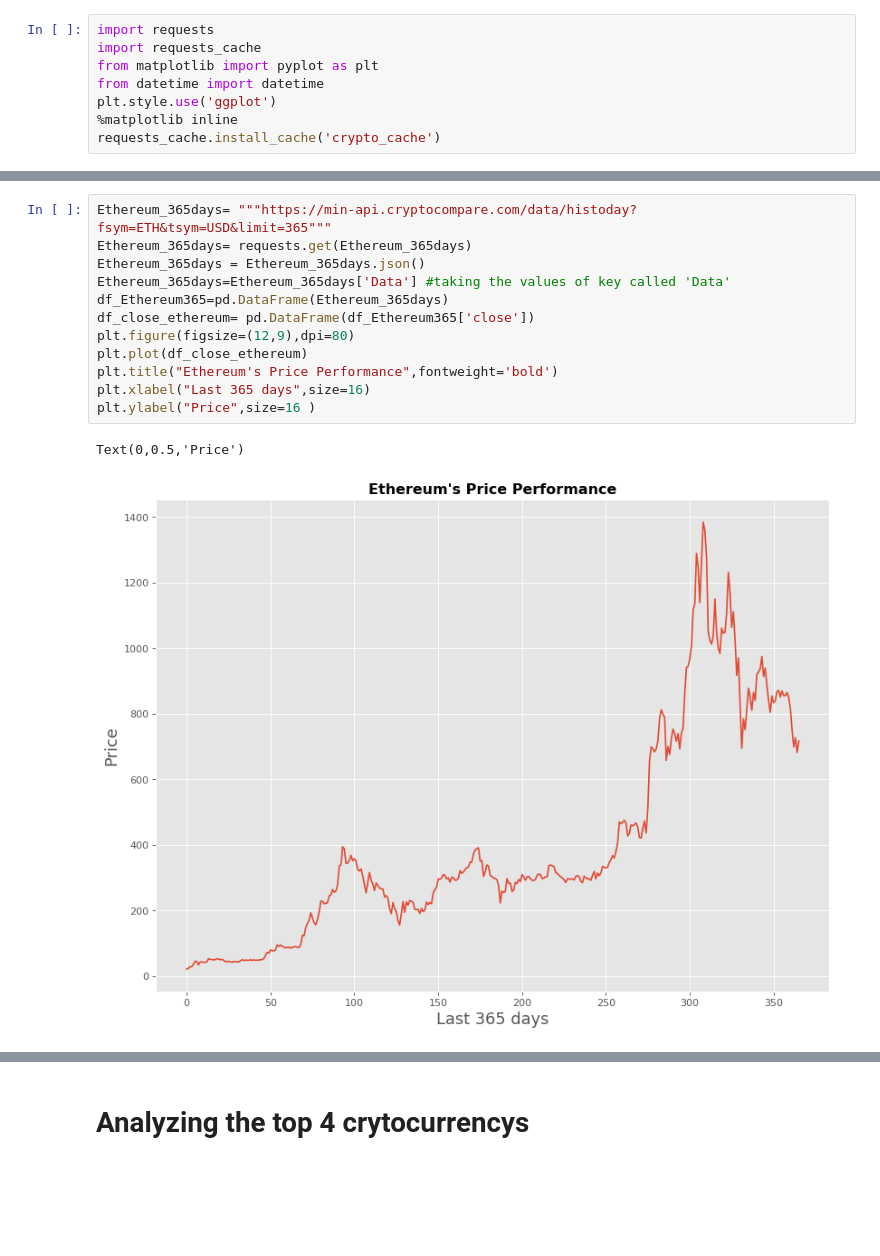
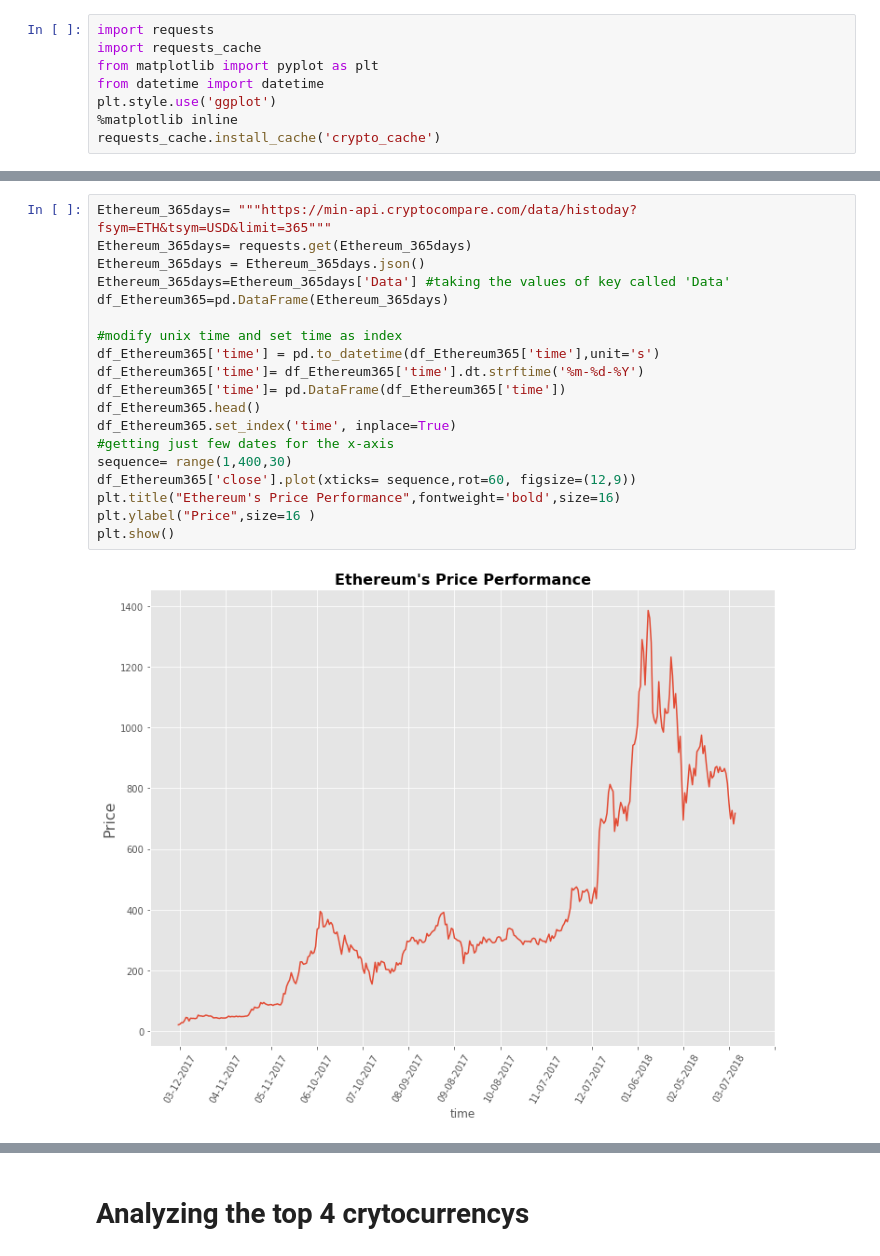
Before and after one commit to rickalarcon/Final_Project_Cryptocrruncy_Analysis, a Jupyter notebook: Final_Project_Crytocurrency.ipynb, the cells around one changed output, grey strips where cells are left out. Cells and saved outputs as stored; diff of their text form; blank space fills up the shorter version.

```diff
--- a/Final_Project_Crytocurrency.ipynb
+++ b/Final_Project_Crytocurrency.ipynb
@@ -36,18 +48,24 @@ Text(0,0.5,'Price')
 # %%
 Ethereum_365days= """https://min-api.cryptocompare.com/data/histoday?fsym=ETH&tsym=USD&limit=365"""
 Ethereum_365days= requests.get(Ethereum_365days)
 Ethereum_365days = Ethereum_365days.json()
 Ethereum_365days=Ethereum_365days['Data'] #taking the values of key called 'Data'
 df_Ethereum365=pd.DataFrame(Ethereum_365days)
-df_close_ethereum= pd.DataFrame(df_Ethereum365['close'])
-plt.figure(figsize=(12,9),dpi=80)
-plt.plot(df_close_ethereum)
-plt.title("Ethereum's Price Performance",fontweight='bold')
-plt.xlabel("Last 365 days",size=16)
+
+#modify unix time and set time as index
+df_Ethereum365['time'] = pd.to_datetime(df_Ethereum365['time'],unit='s')
+df_Ethereum365['time']= df_Ethereum365['time'].dt.strftime('%m-%d-%Y')
+df_Ethereum365['time']= pd.DataFrame(df_Ethereum365['time'])
+df_Ethereum365.head()
+df_Ethereum365.set_index('time', inplace=True)
+#getting just few dates for the x-axis
+sequence= range(1,400,30)
+df_Ethereum365['close'].plot(xticks= sequence,rot=60, figsize=(12,9))
+plt.title("Ethereum's Price Performance",fontweight='bold',size=16)
 plt.ylabel("Price",size=16 )
+plt.show()
 # %% [output]
-Text(0,0.5,'Price')
-[figure, old version]
+[figure, new version]
 # %%
 Litecoin_365days= """https://min-api.cryptocompare.com/data/histoday?fsym=LTC&tsym=USD&limit=365"""
 Litecoin_365days= requests.get(Litecoin_365days)
```
Also changed, not shown: parts of 41 cells of this notebook.
